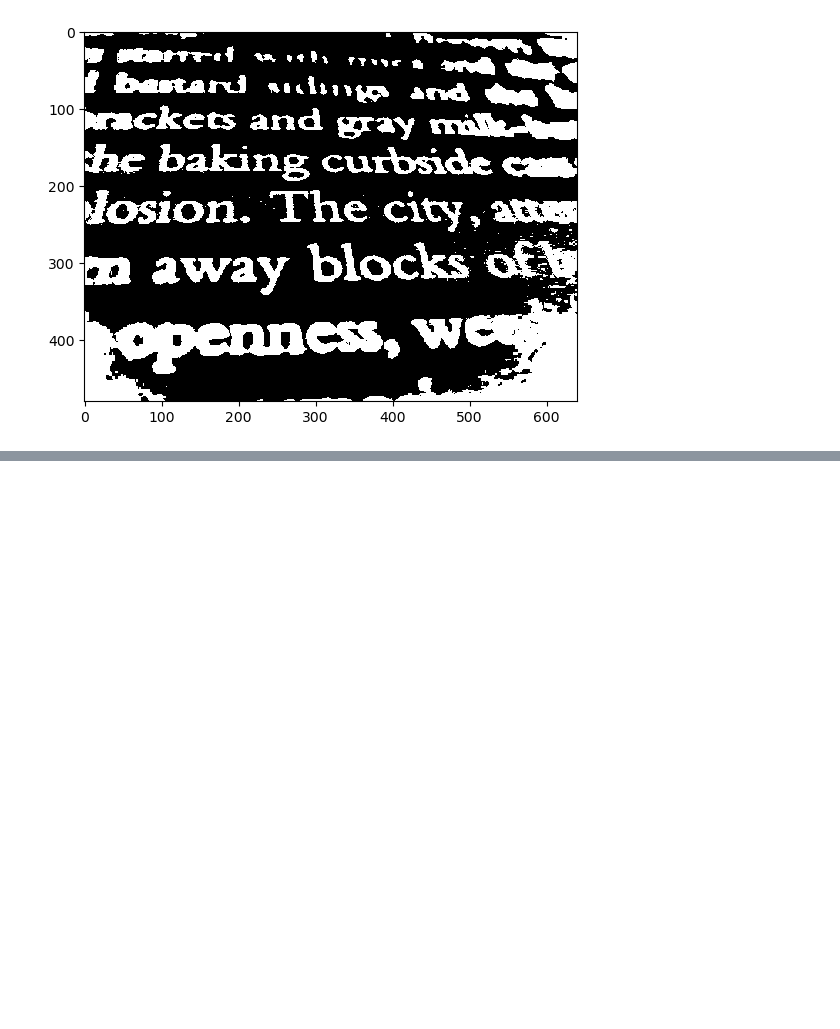
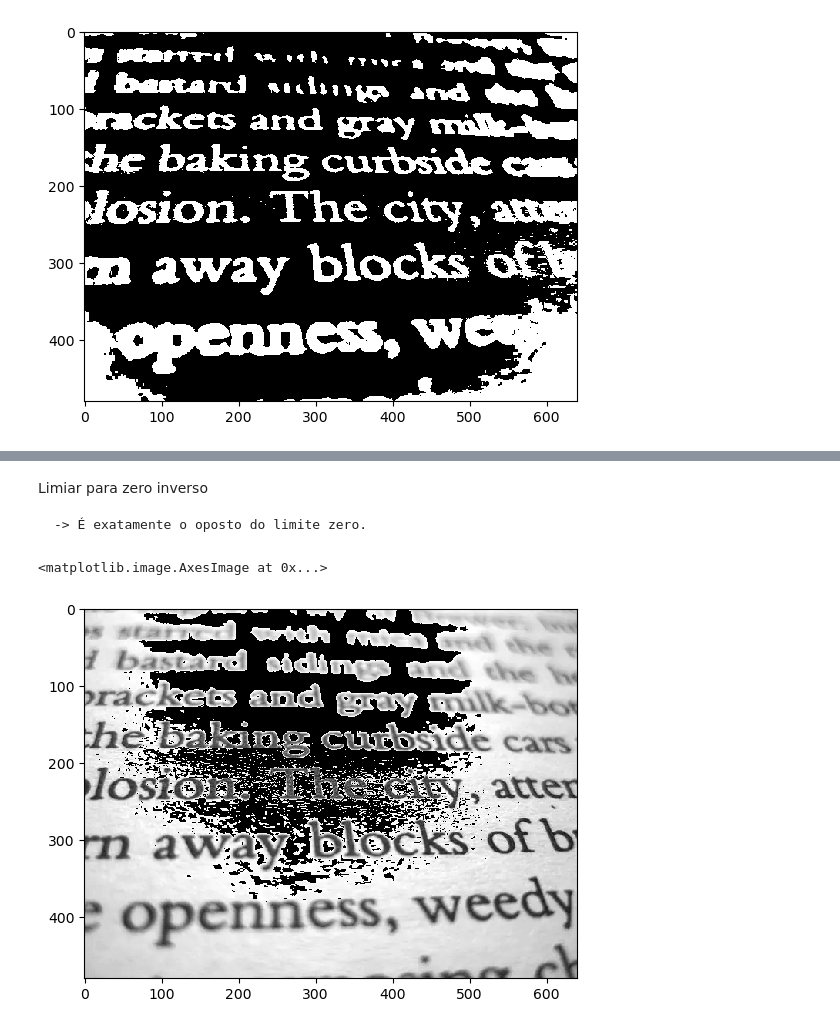
Before and after one commit to kellyleticia/computer-vision-studies, a Jupyter notebook: limiarizacao.ipynb, the cells around one changed output, grey strips where cells are left out. Cells and saved outputs as stored; diff of their text form; code cells hidden in the pictures; blank space fills up the shorter version.

```diff
--- a/limiarizacao.ipynb
+++ b/limiarizacao.ipynb
@@ -45,0 +67,10 @@ plt.imshow(binary_inv, cmap='gray')
+# %% [markdown]
+Limiar para zero inverso
+
+    -> É exatamente o oposto do limite zero.
+# %%
+th_val,thr_zero_inv = cv2.threshold(gray,145,255,cv2.THRESH_TOZERO_INV)
+plt.imshow(thr_zero_inv,cmap='gray')
+# %% [output]
+<matplotlib.image.AxesImage at 0x...>
+[figure, added]
```
Also changed, not shown: parts of 4 cells of this notebook.
